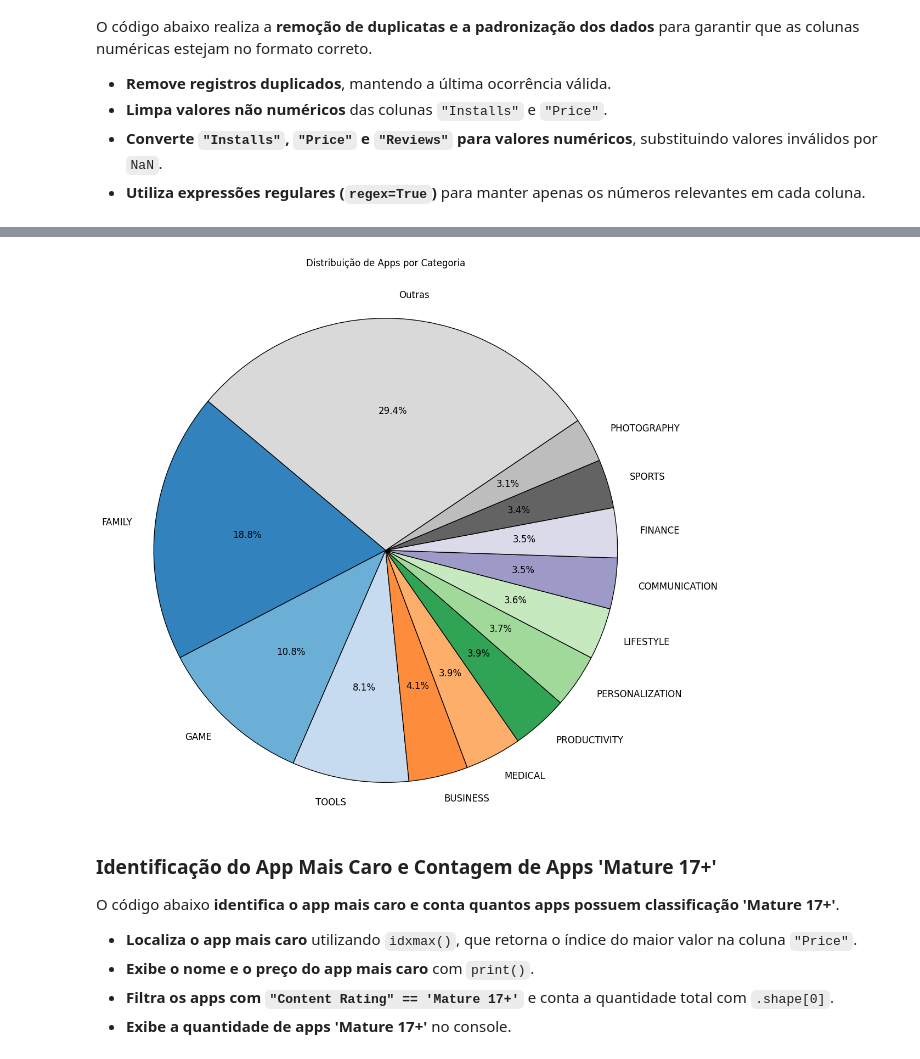
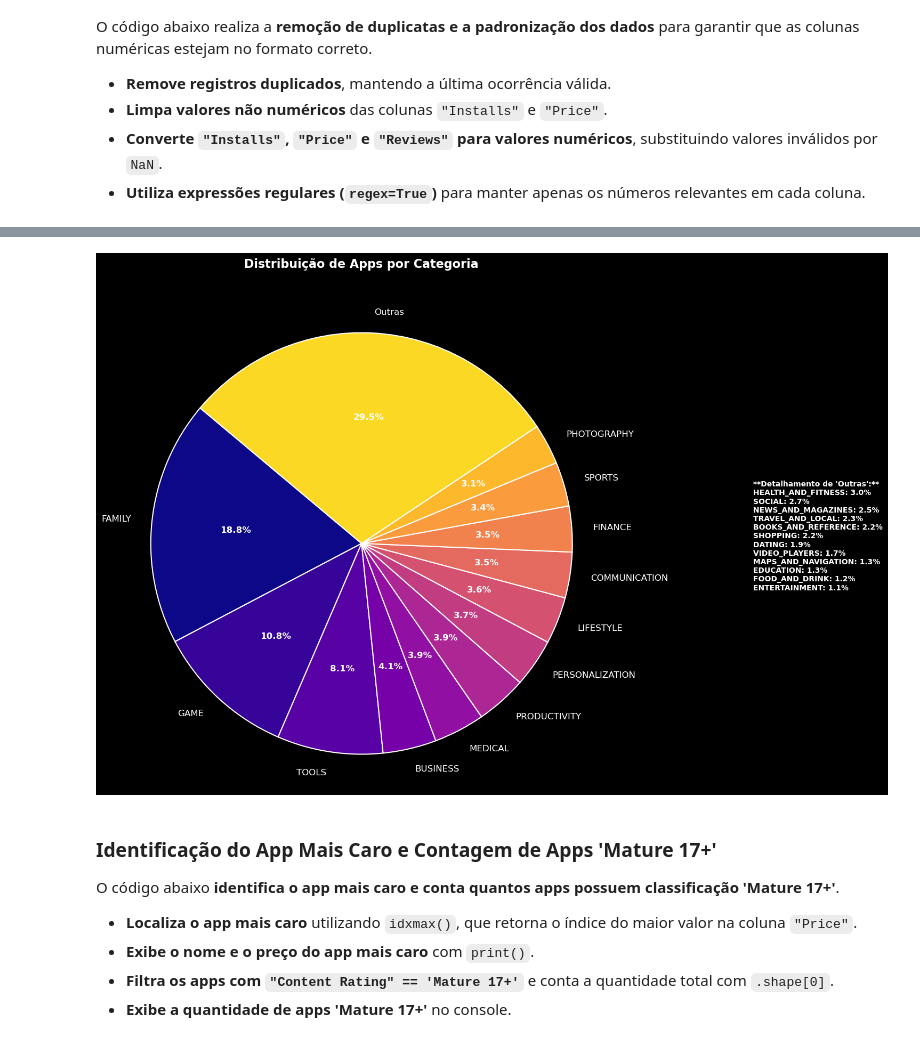
Before and after one commit to vmendess/compass-vm, a Jupyter notebook: Sprint 2/Desafio/notebook_jupyter/desafio.ipynb, the cells around one changed output, grey strips where cells are left out. Cells and saved outputs as stored; diff of their text form; code cells hidden in the pictures.

```diff
--- a/Sprint 2/Desafio/notebook_jupyter/desafio.ipynb
+++ b/Sprint 2/Desafio/notebook_jupyter/desafio.ipynb
@@ -156,40 +187,61 @@ O código abaixo **gera um gráfico de pizza para visualizar a distribuição de
 # %%
-# Gráfico de pizza
-# Criando a contagem de categorias corretamente antes de usá-la
+# Contagem de categorias
 category_counts = df["Category"].value_counts()
+total_apps = len(df)
+percentages = (category_counts / total_apps * 100).round(1)
 
 # Definição do limite de categorias antes de agrupar como "Outras"
-num_top_categories = 12  # Mostra até 12 categorias antes de agrupar as menores
+num_top_categories = 12
+top_categories = percentages[:num_top_categories]
+others_sum = percentages[num_top_categories:].sum()
 
-# Seleciona as categorias mais frequentes
-top_categories = category_counts[:num_top_categories]
-others_sum = category_counts[num_top_categories:].sum()
-
-# Adiciona a categoria "Outras" apenas se houver categorias restantes
+# Adiciona a categoria "Outras" se houver categorias restantes
 if others_sum > 0:
     top_categories["Outras"] = others_sum
 
-# Definição de cores diversificadas para evitar repetições
-colors = plt.cm.get_cmap("tab20c", len(top_categories)).colors
+# Paleta de cores dark
+colors = [plt.cm.plasma(i / len(top_categories)) for i in range(len(top_categories))]
 
-# Criando o gráfico de pizza ajustado
-plt.figure(figsize=(12, 12))
-wedges, texts, autotexts = plt.pie(
-    top_categories, labels=top_categories.index, autopct='%1.1f%%', startangle=140,
-    colors=colors, wedgeprops={'edgecolor': 'black'}, textprops={'fontsize': 12}
-)
+# Gráfico de pizza com tema dark
+with plt.style.context('dark_background'):
+    plt.figure(figsize=(12, 12))
 
-# Ajusta a posição dos rótulos para evitar sobreposição
-for text in texts:
-    text.set_fontsize(12)
+    wedges, texts, autotexts = plt.pie(
+        top_categories, labels=top_categories.index, autopct='%1.1f%%',
+        startangle=140, colors=colors, wedgeprops={'edgecolor': 'white', 'linewidth': 1.5},
+        textprops={'fontsize': 12, 'color': 'white'}
+    )
 
-# Título impessoal e bem posicionado
-plt.title("Distribuição de Apps por Categoria", pad=40)
+    # Tamanho dos textos de porcentagem
+    for autotext in autotexts:
+        autotext.set_fontsize(12)
+        autotext.set_color('white')
+        autotext.set_fontweight('bold')
 
-plt.axis("equal")  # Mantém o gráfico circular
-plt.show()
+    # Título estilizado
+    plt.title("Distribuição de Apps por Categoria", fontsize=16, fontweight='bold', color='white', pad=40)
+
+    # Texto com detalhes de "Outras"
+    others = category_counts[num_top_categories:]
+    others_text = "**Detalhamento de 'Outras':**\n"
+    for cat, value in others.items():
+        percentage = (value / len(df)) * 100
+        if percentage >= 1.0:  # Mostra apenas categorias com mais de 1%
+            others_text += f"{cat}: {percentage:.1f}%\n"
+
+    # Texto informativo ao lado do gráfico
+    plt.figtext(1.1, 0.5, others_text, fontsize=10, va='center', color='white', fontweight='bold')
+
+    # Layout para acomodar o texto
+    plt.subplots_adjust(right=0.85)
+
+    # Formato circular
+    plt.axis("equal")
+
+    # Gráfico
+    plt.show()
 # %% [output]
-[figure, old version]
+[figure, new version]
 # %% [markdown]
 ### Identificação do App Mais Caro e Contagem de Apps 'Mature 17+'
 
```
Also changed, not shown: parts of 9 cells of this notebook, 1 other file.
